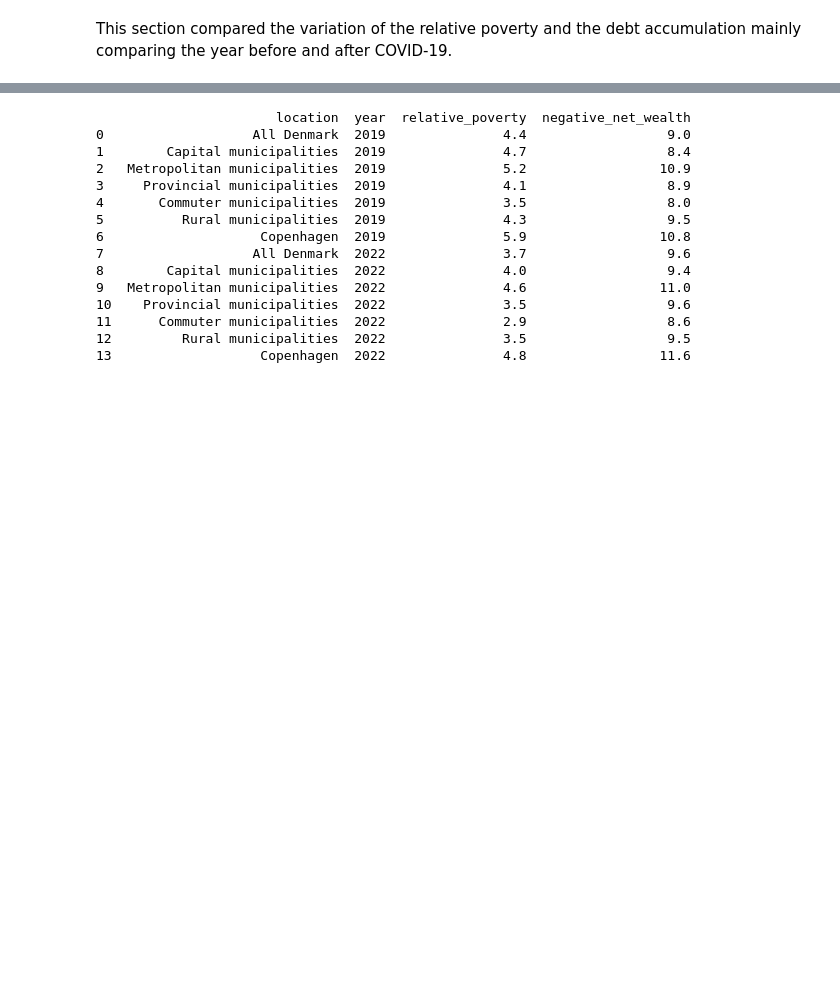
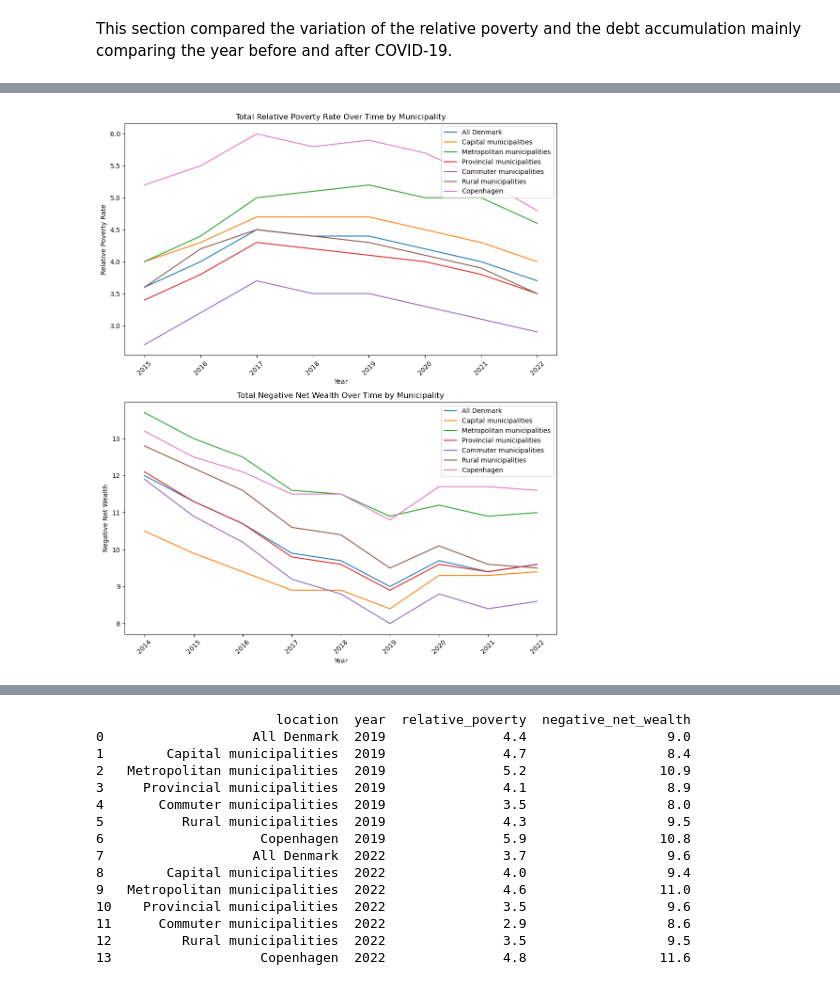
Before and after one commit to NumEconCopenhagen/projects-2024-petra-maritza-noah, a Jupyter notebook: dataproject/dataproject.ipynb, the cells around one changed output, grey strips where cells are left out. Cells and saved outputs as stored; diff of their text form; code cells hidden in the pictures; blank space fills up the shorter version.

Commit message:
some graphs

```diff
--- a/dataproject/dataproject.ipynb
+++ b/dataproject/dataproject.ipynb
@@ -300,0 +304,32 @@ This section compared the variation of the relative poverty and the debt accumul
+# %%
+# Create subplots with 2 rows and 1 column
+fig, axes = plt.subplots(nrows=2, ncols=1, figsize=(10, 12))
+
+# Plot for Total Relative Poverty Rate Over Time by Municipality
+rp_tot_data = rp_long[rp_long['age_group'] == 'rp_tot']
+for municipality in rp_tot_data['location'].unique():
+    data = rp_tot_data[rp_tot_data['location'] == municipality]
+    axes[0].plot(data['year'], data['relative_poverty'], label=municipality)
+
+axes[0].set_xlabel('Year')
+axes[0].set_ylabel('Relative Poverty Rate')
+axes[0].set_title('Total Relative Poverty Rate Over Time by Municipality')
+axes[0].legend()
+axes[0].tick_params(axis='x', rotation=45)
+
+# Plot for Total Negative Net Wealth Over Time by Municipality
+nnw_18_data = nnw_long[nnw_long['age_group'] == 'nnw_18']
+for municipality in nnw_18_data['location'].unique():
+    data = nnw_18_data[nnw_18_data['location'] == municipality]
+    axes[1].plot(data['year'], data['negative_net_wealth'], label=municipality)
+
+axes[1].set_xlabel('Year')
+axes[1].set_ylabel('Negative Net Wealth')
+axes[1].set_title('Total Negative Net Wealth Over Time by Municipality')
+axes[1].legend()
+axes[1].tick_params(axis='x', rotation=45)
+
+plt.tight_layout()
+plt.show()
+# %% [output]
+[figure, added]
```
Also changed, not shown: parts of 3 cells of this notebook.
